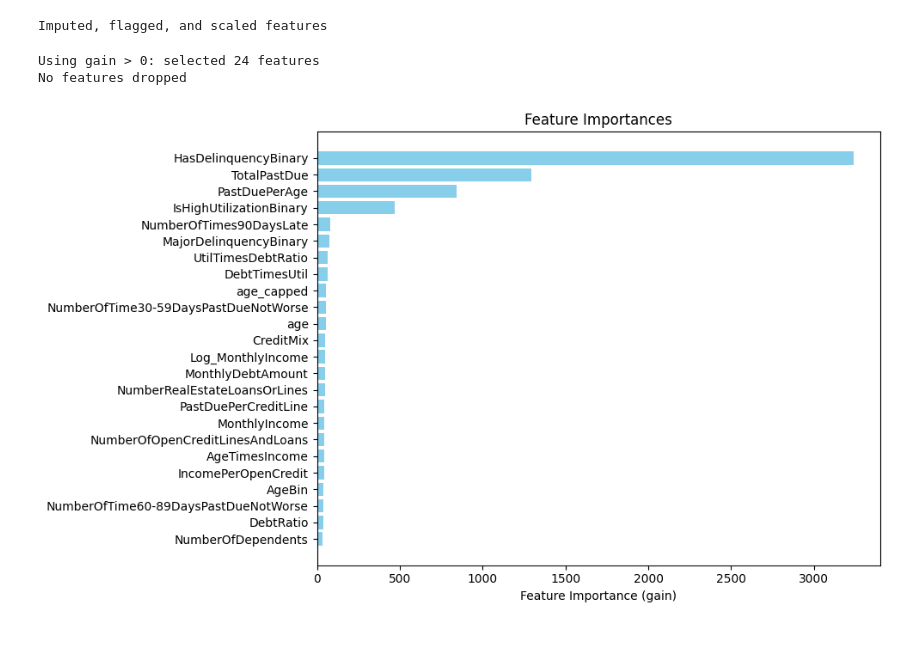
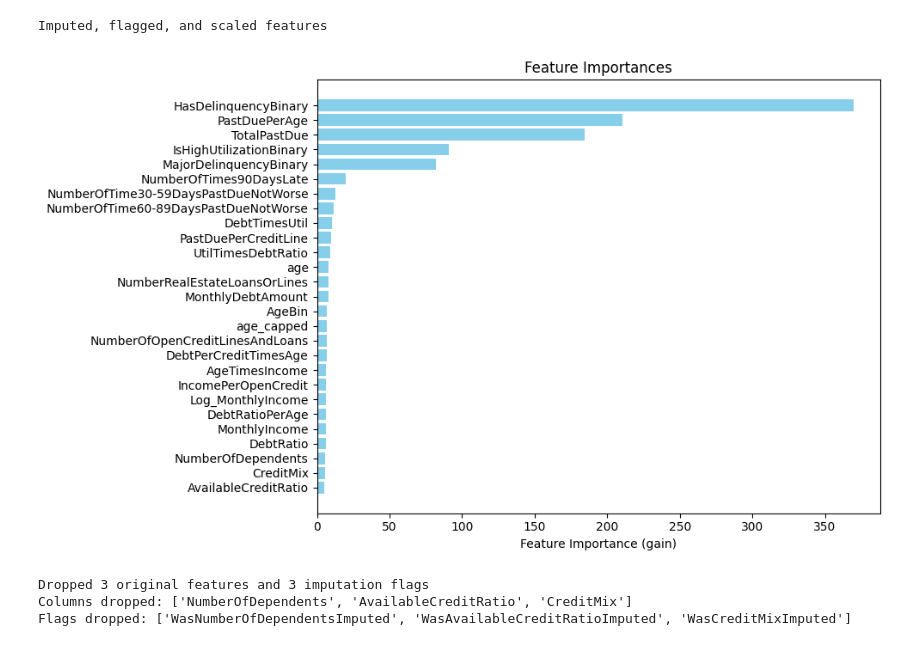
Before and after one commit to sunnysunny77/loan, a Jupyter notebook: cr.ipynb, the cells around one changed output. Saved outputs shown, nothing was run; the diff lists cells and outputs as text; code cells hidden in the pictures.

```diff
--- a/cr.ipynb
+++ b/cr.ipynb
@@ -643,11 +692,12 @@ df_processed, num_imputer, cat_imputer, robust_scaler, std_scaler  = impute_and_
 Imputed, flagged, and scaled features
 # %%
 # Feature selection
-df_selected, selected_features = select_features_xgb(df_processed, y_train, threshold=None)
+df_selected, selected_features = select_features_xgb(df_processed, y_train, threshold=5.67, bias_mode=None)
 # %% [output]
+[figure, new version]
-Using gain > 0: selected 24 features
-No features dropped
+Dropped 3 original features and 3 imputation flags
+Columns dropped: ['NumberOfDependents', 'AvailableCreditRatio', 'CreditMix']
+Flags dropped: ['WasNumberOfDependentsImputed', 'WasAvailableCreditRatioImputed', 'WasCreditMixImputed']
-[figure, old version]
 # %%
 # Process
 all_cols_to_drop = feature_cols_to_drop + hm_cols_to_drop + low_corr_cols_to_drop + hc_cols_to_drop
```
Also changed, not shown: parts of 20 cells of this notebook, 2 other files.
